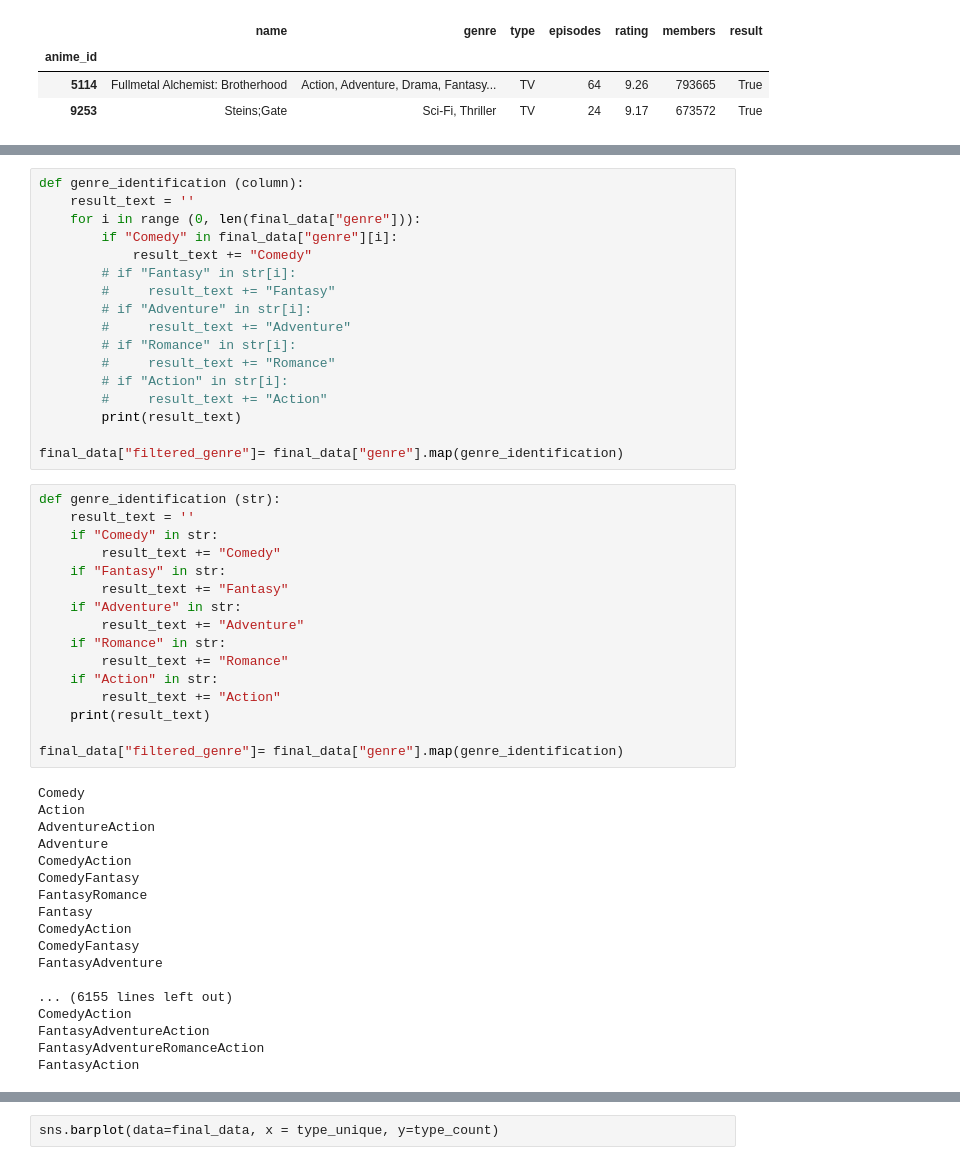
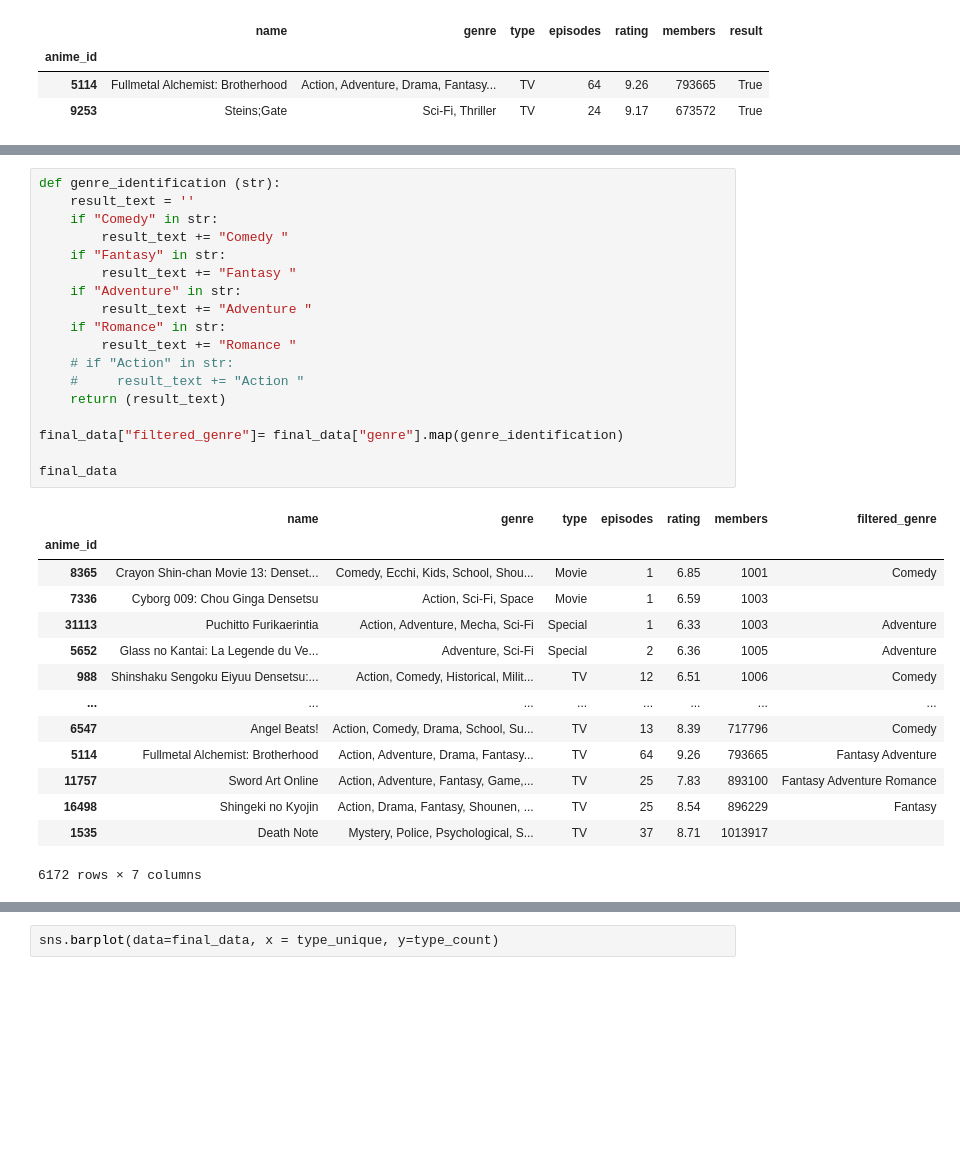
Before and after one commit to ErnestaTum/-Python_mokymai, a Jupyter notebook: baigiamasis_darbas.ipynb, the cells around one changed output, grey strips where cells are left out. Cells and saved outputs as stored; diff of their text form; blank space fills up the shorter version.

```diff
--- a/baigiamasis_darbas.ipynb
+++ b/baigiamasis_darbas.ipynb
@@ -227,51 +240,33 @@ Name: genre, dtype: int64
 # %%
-def genre_identification (column):
+def genre_identification (str):
     result_text = ''
-    for i in range (0, len(final_data["genre"])):
-        if "Comedy" in final_data["genre"][i]:
-            result_text += "Comedy"
-        # if "Fantasy" in str[i]:
-        #     result_text += "Fantasy"
-        # if "Adventure" in str[i]:
-        #     result_text += "Adventure"
-        # if "Romance" in str[i]:
-        #     result_text += "Romance"
-        # if "Action" in str[i]:
-        #     result_text += "Action"
-        print(result_text)
+    if "Comedy" in str:
+        result_text += "Comedy "
+    if "Fantasy" in str:
+        result_text += "Fantasy "
+    if "Adventure" in str:
+        result_text += "Adventure "
+    if "Romance" in str:
+        result_text += "Romance "
+    # if "Action" in str:
+    #     result_text += "Action "
+    return (result_text)
 
 final_data["filtered_genre"]= final_data["genre"].map(genre_identification)
+
+final_data
+# %% [output]
+|  | name | genre | type | episodes | rating | members | filtered_genre |
+| anime_id |  |  |  |  |  |  |  |
+| 8365 | Crayon Shin-chan Movie 13: Denset... | Comedy, Ecchi, Kids, School, Shou... | Movie | 1 | 6.85 | 1001 | Comedy |
+| 7336 | Cyborg 009: Chou Ginga Densetsu | Action, Sci-Fi, Space | Movie | 1 | 6.59 | 1003 |  |
+| 31113 | Puchitto Furikaerintia | Action, Adventure, Mecha, Sci-Fi | Special | 1 | 6.33 | 1003 | Adventure |
+| 5652 | Glass no Kantai: La Legende du Ve... | Adventure, Sci-Fi | Special | 2 | 6.36 | 1005 | Adventure |
+| 988 | Shinshaku Sengoku Eiyuu Densetsu:... | Action, Comedy, Historical, Milit... | TV | 12 | 6.51 | 1006 | Comedy |
+| ... | ... | ... | ... | ... | ... | ... | ... |
+| 6547 | Angel Beats! | Action, Comedy, Drama, School, Su... | TV | 13 | 8.39 | 717796 | Comedy |
+| 5114 | Fullmetal Alchemist: Brotherhood | Action, Adventure, Drama, Fantasy... | TV | 64 | 9.26 | 793665 | Fantasy Adventure |
+| 11757 | Sword Art Online | Action, Adventure, Fantasy, Game,... | TV | 25 | 7.83 | 893100 | Fantasy Adventure Romance |
+| 16498 | Shingeki no Kyojin | Action, Drama, Fantasy, Shounen, ... | TV | 25 | 8.54 | 896229 | Fantasy |
+| 1535 | Death Note | Mystery, Police, Psychological, S... | TV | 37 | 8.71 | 1013917 |  |
+6172 rows × 7 columns
-# %%
-def genre_identification (str):
-    result_text = ''
-    if "Comedy" in str:
-        result_text += "Comedy"
-    if "Fantasy" in str:
-        result_text += "Fantasy"
-    if "Adventure" in str:
-        result_text += "Adventure"
-    if "Romance" in str:
-        result_text += "Romance"
-    if "Action" in str:
-        result_text += "Action"
-    print(result_text)
-
-final_data["filtered_genre"]= final_data["genre"].map(genre_identification)
-# %% [output]
-Comedy
-Action
-AdventureAction
-Adventure
-ComedyAction
-ComedyFantasy
-FantasyRomance
-Fantasy
-ComedyAction
-ComedyFantasy
-FantasyAdventure
-
-... (6155 lines left out)
-ComedyAction
-FantasyAdventureAction
-FantasyAdventureRomanceAction
-FantasyAction
```
Also changed, not shown: parts of 9 cells of this notebook, 1 other file.
